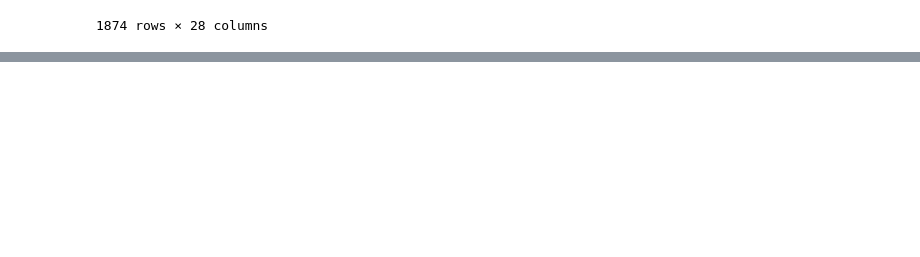
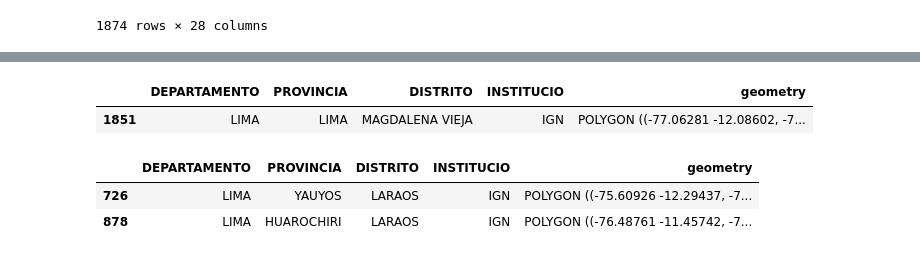
Before and after one commit to MAGALLANESJoseManuel/Midis_Bono600, a Jupyter notebook: PreDataMidis.ipynb, the cells around one changed output, grey strips where cells are left out. Drawn from its saved outputs; the diff is of its cells as text; code cells hidden in the pictures; blank space fills up the shorter version.

```diff
--- a/PreDataMidis.ipynb
+++ b/PreDataMidis.ipynb
@@ -1060,0 +1121,5 @@ CongrePresiYanay600CEPLAN
+# %%
+datadismap.PROVINCIA.replace(changesMapP,inplace=True)
+# %%
+changesMap={dis: process.extractOne(dis, inTable)[0] for dis in sorted(inMap) if process.extractOne(dis, inTable)[1]>70}
+changesMap#, len(changesb600)
@@ -1060,0 +1144,15 @@ CongrePresiYanay600CEPLAN
+# %%
+datadismap.DISTRITO.replace(changesMap,inplace=True)
+# %%
+datadismap[datadismap.DISTRITO.str.contains('VIEJA')]
+# %% [output]
+|  | DEPARTAMENTO | PROVINCIA | DISTRITO | INSTITUCIO | geometry |
+| 1851 | LIMA | LIMA | MAGDALENA VIEJA | IGN | POLYGON ((-77.06281 -12.08602, -7... |
+# %%
+datadismap.loc[1851,'DISTRITO']='PUEBLO LIBRE'
+# %%
+datadismap[datadismap.DISTRITO.str.contains('LARAOS')]
+# %% [output]
+|  | DEPARTAMENTO | PROVINCIA | DISTRITO | INSTITUCIO | geometry |
+| 726 | LIMA | YAUYOS | LARAOS | IGN | POLYGON ((-75.60926 -12.29437, -7... |
+| 878 | LIMA | HUAROCHIRI | LARAOS | IGN | POLYGON ((-76.48761 -11.45742, -7... |
```
Also changed, not shown: parts of 20 cells of this notebook, 2 other files.
